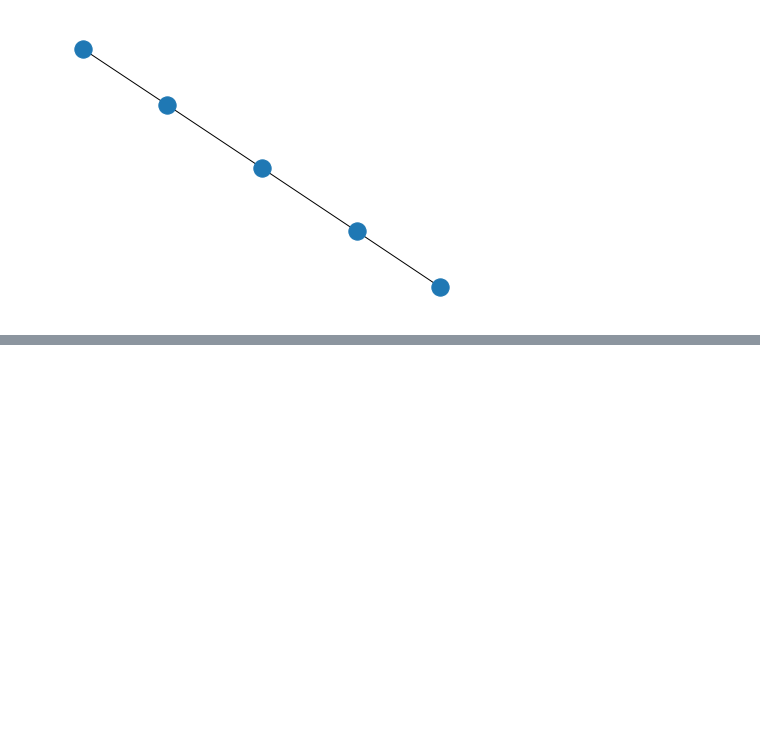
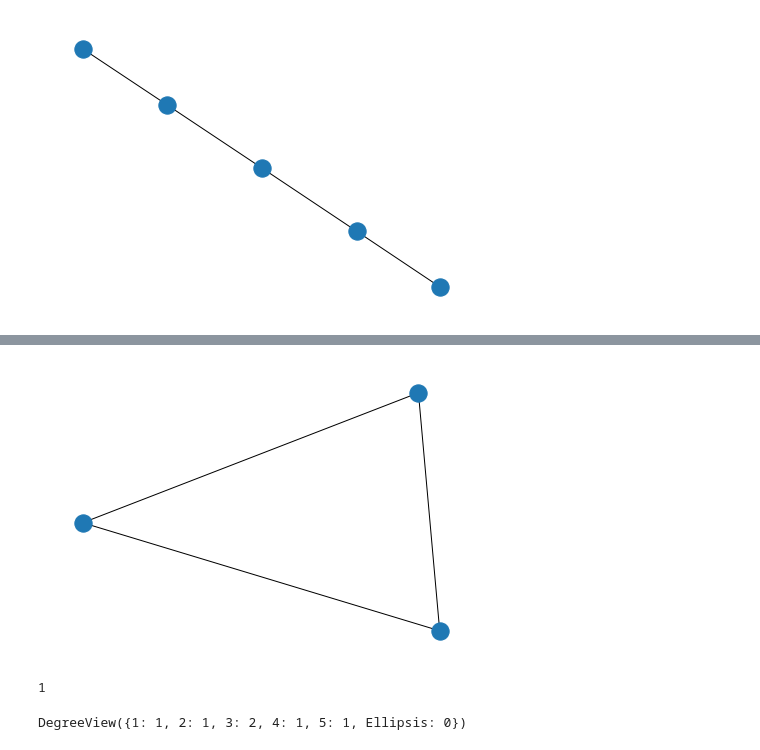
Before and after one commit to hamjang/network, a Jupyter notebook: chapter_1_1.ipynb, the cells around one changed output, grey strips where cells are left out. Saved outputs shown, nothing was run; the diff lists cells and outputs as text; code cells hidden in the pictures; blank space fills up the shorter version.

```diff
--- a/chapter_1_1.ipynb
+++ b/chapter_1_1.ipynb
@@ -76,0 +94,13 @@ nx.draw(P)
+# %%
+nx.draw(clique)
+# K5의 서브네트워크
+# %% [output]
+[figure, added]
+# %%
+G.degree(2) # 노드 2의 연결선 수를 돌려준다.
+# %% [output]
+1
+# %%
+G.degree() # 네트워크 G의 모든 노드의 연결선 수를 돌려준다
+# %% [output]
+DegreeView({1: 1, 2: 1, 3: 2, 4: 1, 5: 1, Ellipsis: 0})
```
Also changed, not shown: parts of 20 cells of this notebook.
